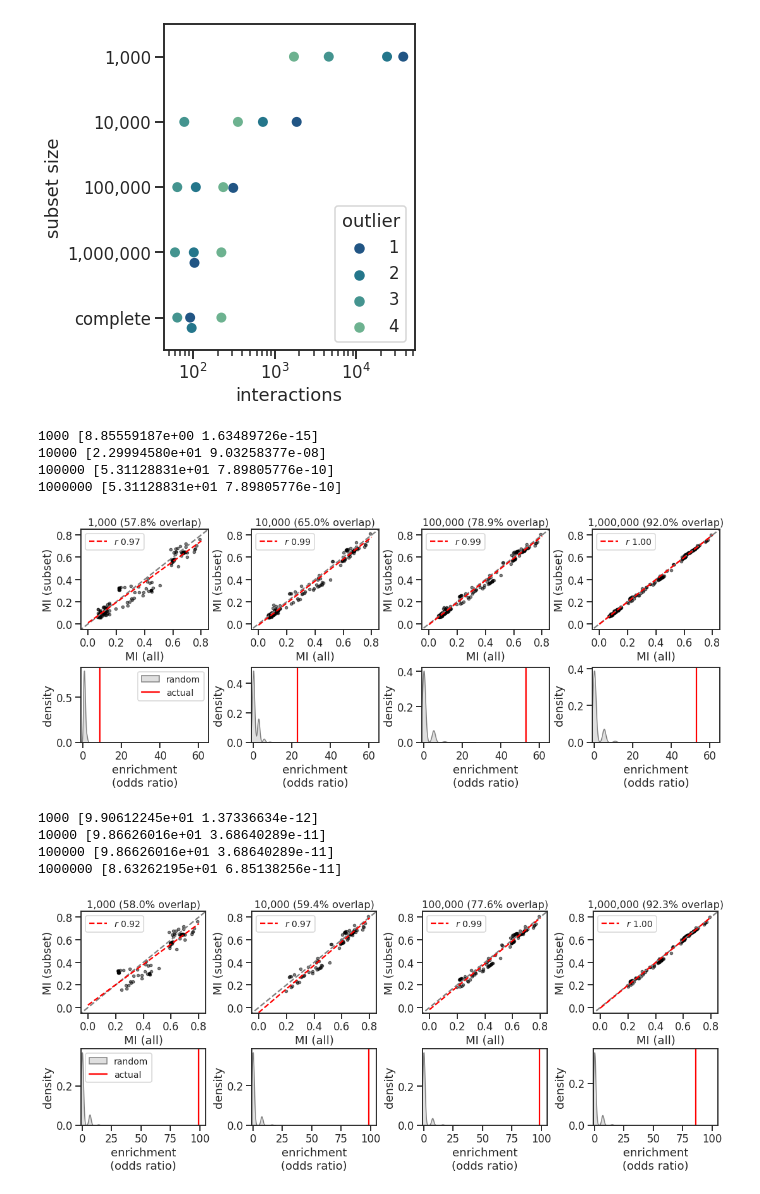
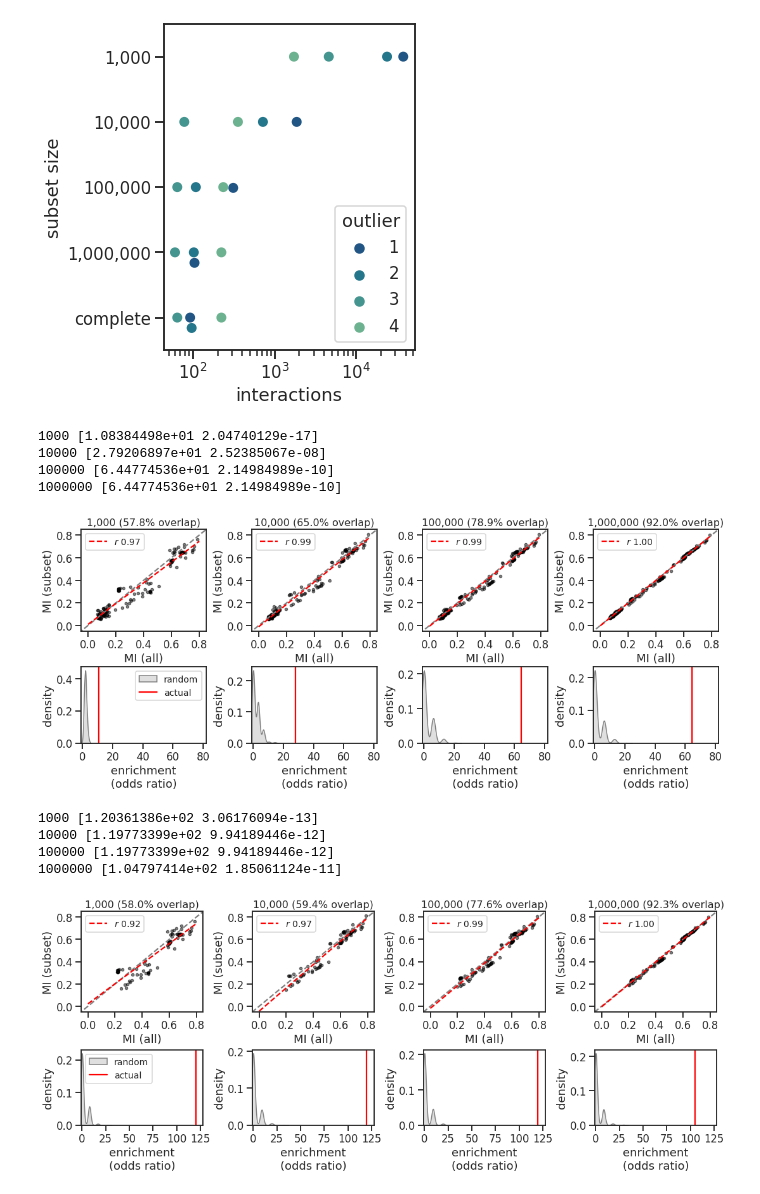
Before and after one commit to microbial-pangenomes-lab/2022_sarscov2_epistasis, a Jupyter notebook: notebooks/figure_2.ipynb, the cells around one changed output. Cells and saved outputs as stored; diff of their text form; code cells hidden in the pictures.

```diff
--- a/notebooks/figure_2.ipynb
+++ b/notebooks/figure_2.ipynb
@@ -20,3 +21,5 @@ from utils import read_mi, enrichment
+# %%
+mutated = get_rbd_mutated('../out/time-filtered-lineages/')
 # %%
 df = []
 for name, idir in zip(['all-notime', 1_000, 10_000,
@@ -128,47 +141,47 @@ for ax, subset in zip(axes.flatten()[4:],
                        1_000_000]):
     s = df[df['name'] == subset]
 
-    o = enrichment(s)
+    o = enrichment(s, mutated)
 
     sns.kdeplot(o[(o['type'] != 'original') &
                   (o['randomization'] == 'any_positions')]['odds-ratio'],
                 bw_adjust=1.5,
                 color='grey', label='random',
                 fill=True,
                 ax=ax)
 
     ax.axvline(o[(o['type'] == 'original') &
                  (o['randomization'] == 'any_positions')]['odds-ratio'].values,
             color='r',
             label='actual')
 
     print(subset,
           o[(o['type'] == 'original') &
             (o['randomization'] == 'any_positions')][['odds-ratio', 'p-value']].values[0])
 
-    ax.set_xlim(-1, 65)
-    ax.set_xticks([0, 20, 40, 60])
+    ax.set_xlim(-1, 82)
+    ax.set_xticks([0, 20, 40, 60, 80])
 
     ax.set_ylabel('density')
     ax.set_xlabel('enrichment\n(odds ratio)')
     if subset == 1_000:
         ax.legend(facecolor='w', fontsize=14)
     # ax.set_xscale('log')
 
 plt.savefig('subsets_2.png',
             dpi=300,
             bbox_inches='tight',
             transparent=True)
 plt.savefig('subsets_2.svg',
             dpi=300,
             bbox_inches='tight',
             transparent=True);
 # %% [output]
-1000 [8.85559187e+00 1.63489726e-15]
-10000 [2.29994580e+01 9.03258377e-08]
-100000 [5.31128831e+01 7.89805776e-10]
-1000000 [5.31128831e+01 7.89805776e-10]
+1000 [1.08384498e+01 2.04740129e-17]
+10000 [2.79206897e+01 2.52385067e-08]
+100000 [6.44774536e+01 2.14984989e-10]
+1000000 [6.44774536e+01 2.14984989e-10]
-[figure, old version]
+[figure, new version]
 # %%
 df = df[df['outlier'] > 2].copy()
 # %%
@@ -227,7 +240,7 @@ for ax, subset in zip(axes.flatten()[4:],
                        1_000_000]):
     s = df[df['name'] == subset]
 
-    o = enrichment(s)
+    o = enrichment(s, mutated)
 
     sns.kdeplot(o[(o['type'] != 'original') &
                   (o['randomization'] == 'any_positions')]['odds-ratio'],
@@ -245,8 +258,8 @@ for ax, subset in zip(axes.flatten()[4:],
           o[(o['type'] == 'original') &
             (o['randomization'] == 'any_positions')][['odds-ratio', 'p-value']].values[0])
 
-    ax.set_xlim(-1, 105)
-    ax.set_xticks([0, 25, 50, 75, 100])
+    ax.set_xlim(-1, 128)
+    ax.set_xticks([0, 25, 50, 75, 100, 125])
 
     ax.set_ylabel('density')
     ax.set_xlabel('enrichment\n(odds ratio)')
@@ -263,8 +276,8 @@ plt.savefig('subsets_3.svg',
             bbox_inches='tight',
             transparent=True);
 # %% [output]
-1000 [9.90612245e+01 1.37336634e-12]
-10000 [9.86626016e+01 3.68640289e-11]
-100000 [9.86626016e+01 3.68640289e-11]
-1000000 [8.63262195e+01 6.85138256e-11]
+1000 [1.20361386e+02 3.06176094e-13]
+10000 [1.19773399e+02 9.94189446e-12]
+100000 [1.19773399e+02 9.94189446e-12]
+1000000 [1.04797414e+02 1.85061124e-11]
-[figure, old version]
+[figure, new version]
```
Also changed, not shown: parts of 2 cells of this notebook, 6 other files.
